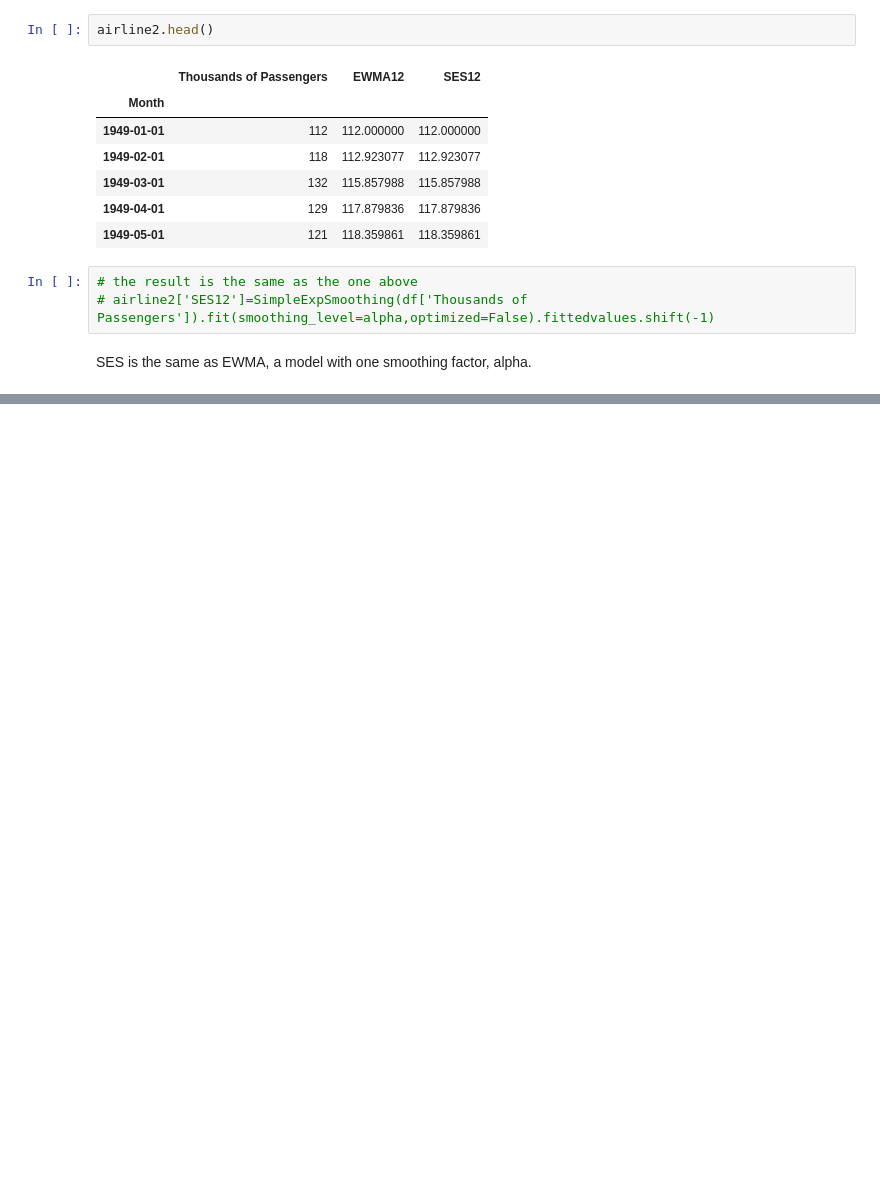
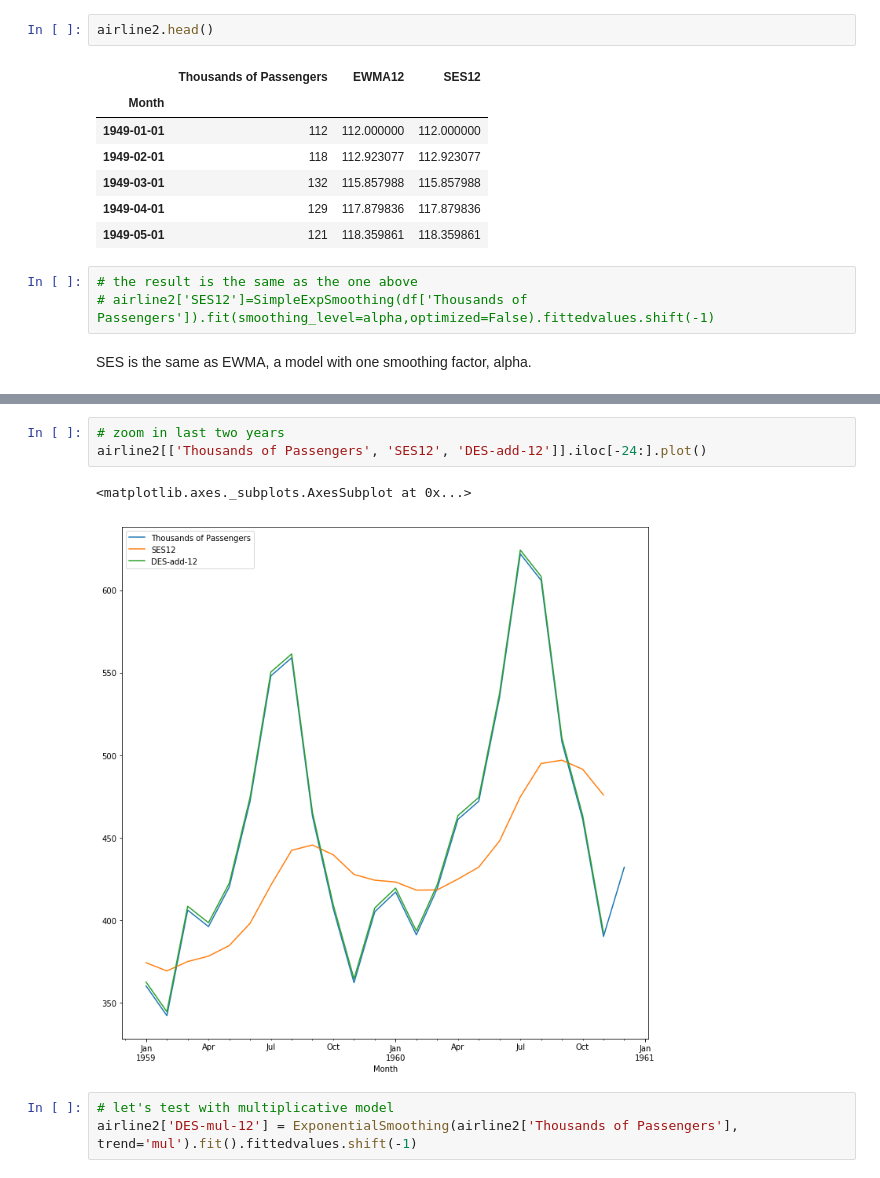
Before and after one commit to saifulrijal-ds/time-series-analysis-python, a Jupyter notebook: learn-notes_tsa-with-statsmodel.ipynb, the cells around one changed output, grey strips where cells are left out. Cells and saved outputs as stored; diff of their text form; blank space fills up the shorter version.

```diff
--- a/learn-notes_tsa-with-statsmodel.ipynb
+++ b/learn-notes_tsa-with-statsmodel.ipynb
@@ -327,0 +367,9 @@ SES is the same as EWMA, a model with one smoothing factor, alpha.
+# %%
+# zoom in last two years
+airline2[['Thousands of Passengers', 'SES12', 'DES-add-12']].iloc[-24:].plot()
+# %% [output]
+<matplotlib.axes._subplots.AxesSubplot at 0x...>
+[figure, added]
+# %%
+# let's test with multiplicative model
+airline2['DES-mul-12'] = ExponentialSmoothing(airline2['Thousands of Passengers'], trend='mul').fit().fittedvalues.shift(-1)
```
Also changed, not shown: parts of 16 cells of this notebook.
